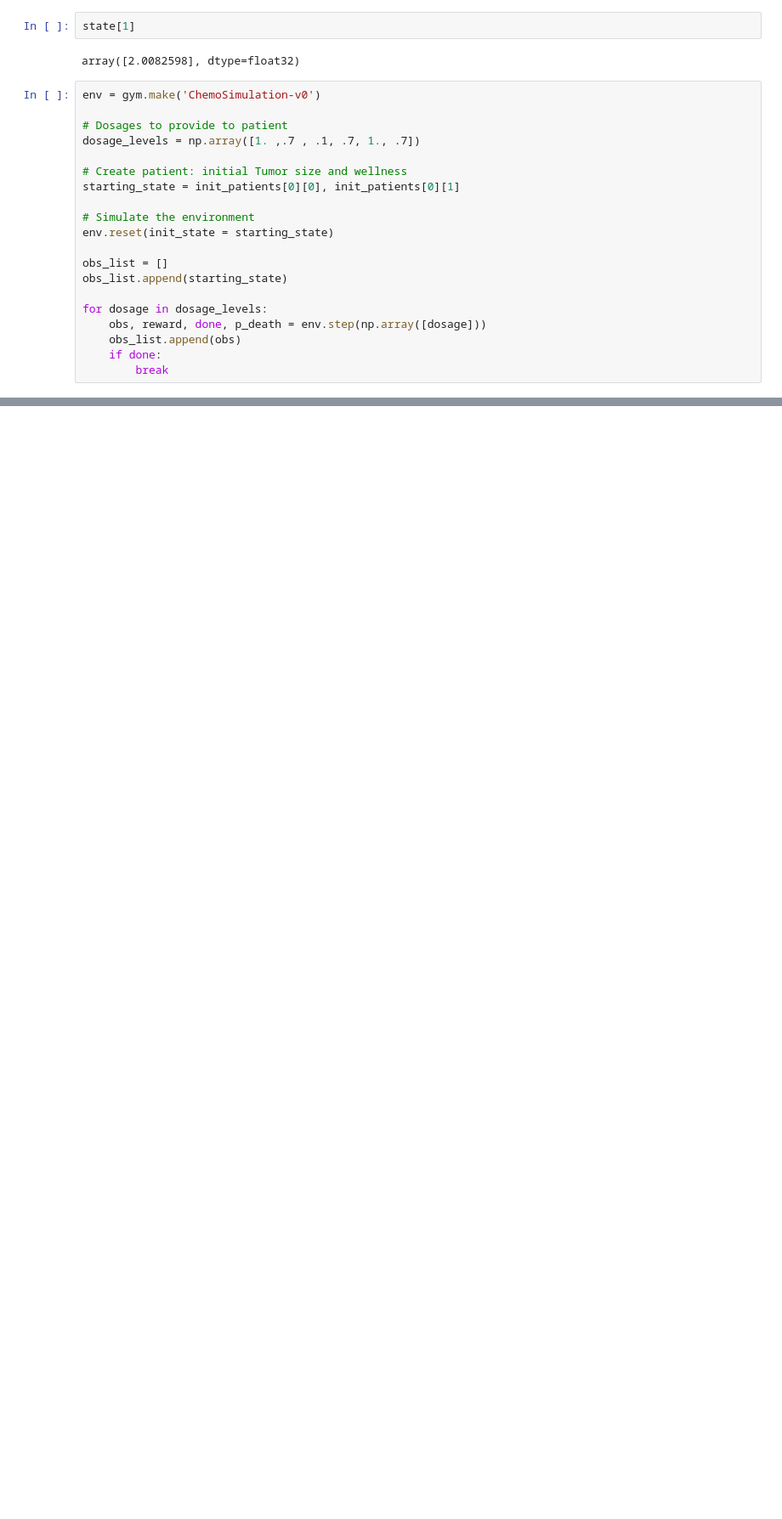
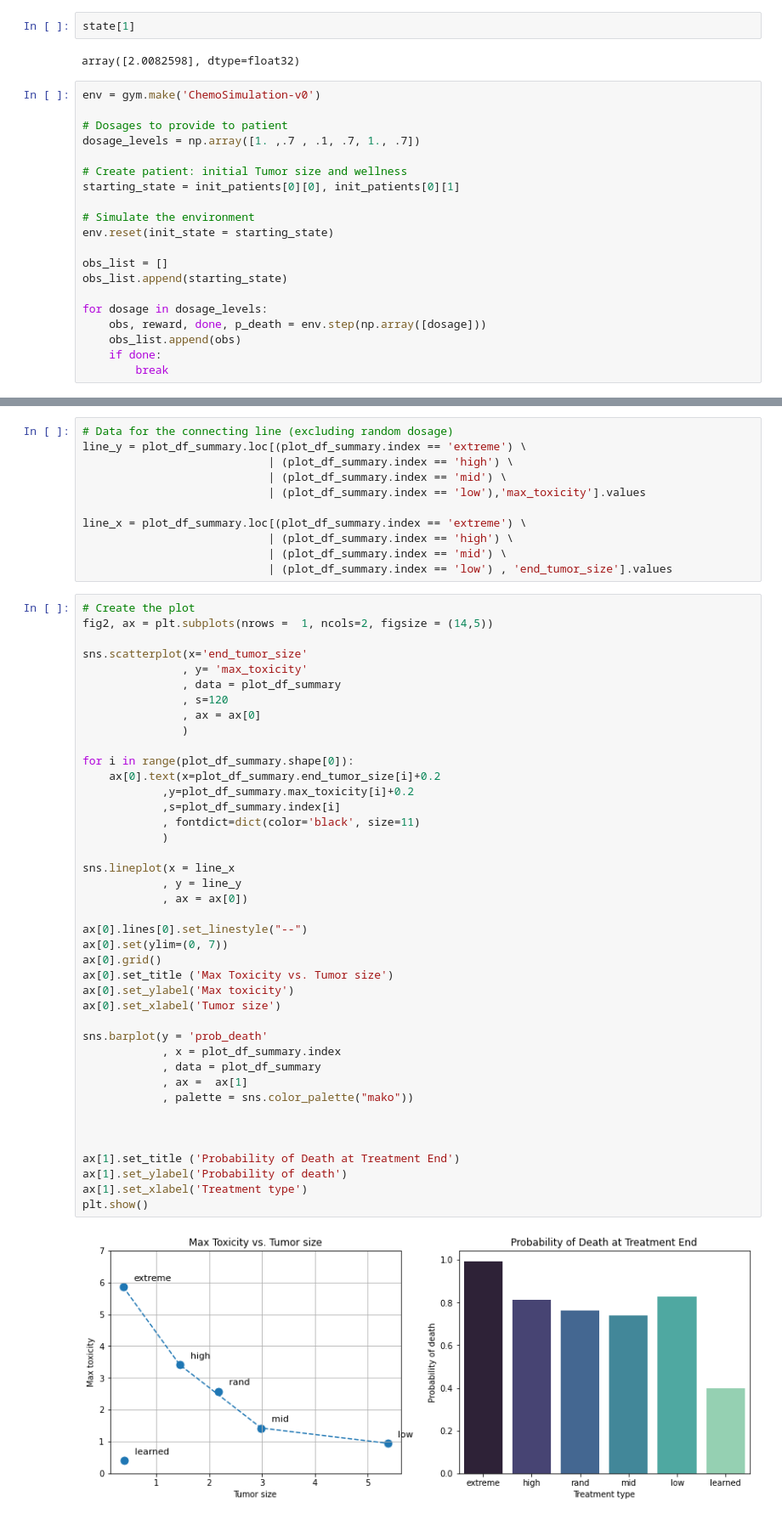
Before and after one commit to PandulaP/RL_Research, a Jupyter notebook: Pb_policy_iteration/cancer_treatment_env/function_cleanup.ipynb, the cells around one changed output, grey strips where cells are left out. Shown: that part at 85% size. Drawn from its saved outputs; the diff is of its cells as text; blank space fills up the shorter version.

```diff
--- a/Pb_policy_iteration/cancer_treatment_env/function_cleanup.ipynb
+++ b/Pb_policy_iteration/cancer_treatment_env/function_cleanup.ipynb
@@ -606,0 +777,54 @@ for dosage in dosage_levels:
+# %%
+# Data for the connecting line (excluding random dosage)
+line_y = plot_df_summary.loc[(plot_df_summary.index == 'extreme') \
+                            | (plot_df_summary.index == 'high') \
+                            | (plot_df_summary.index == 'mid') \
+                            | (plot_df_summary.index == 'low'),'max_toxicity'].values
+
+line_x = plot_df_summary.loc[(plot_df_summary.index == 'extreme') \
+                            | (plot_df_summary.index == 'high') \
+                            | (plot_df_summary.index == 'mid') \
+                            | (plot_df_summary.index == 'low') , 'end_tumor_size'].values
+# %%
+# Create the plot
+fig2, ax = plt.subplots(nrows =  1, ncols=2, figsize = (14,5))
+
+sns.scatterplot(x='end_tumor_size'
+               , y= 'max_toxicity'
+               , data = plot_df_summary
+               , s=120
+               , ax = ax[0]
+               )
+
+for i in range(plot_df_summary.shape[0]):
+    ax[0].text(x=plot_df_summary.end_tumor_size[i]+0.2
+            ,y=plot_df_summary.max_toxicity[i]+0.2
+            ,s=plot_df_summary.index[i]
+            , fontdict=dict(color='black', size=11)
+            )
+
+sns.lineplot(x = line_x
+            , y = line_y
+            , ax = ax[0])
+
+ax[0].lines[0].set_linestyle("--")
+ax[0].set(ylim=(0, 7))
+ax[0].grid()
+ax[0].set_title ('Max Toxicity vs. Tumor size')
+ax[0].set_ylabel('Max toxicity')
+ax[0].set_xlabel('Tumor size')
+
+sns.barplot(y = 'prob_death'
+            , x = plot_df_summary.index
+            , data = plot_df_summary
+            , ax =  ax[1]
+            , palette = sns.color_palette("mako"))
+
+
+
+ax[1].set_title ('Probability of Death at Treatment End')
+ax[1].set_ylabel('Probability of death')
+ax[1].set_xlabel('Treatment type')
+plt.show()
+# %% [output]
+[figure, added]
```
Also changed, not shown: parts of 8 cells of this notebook, 16 other files.
